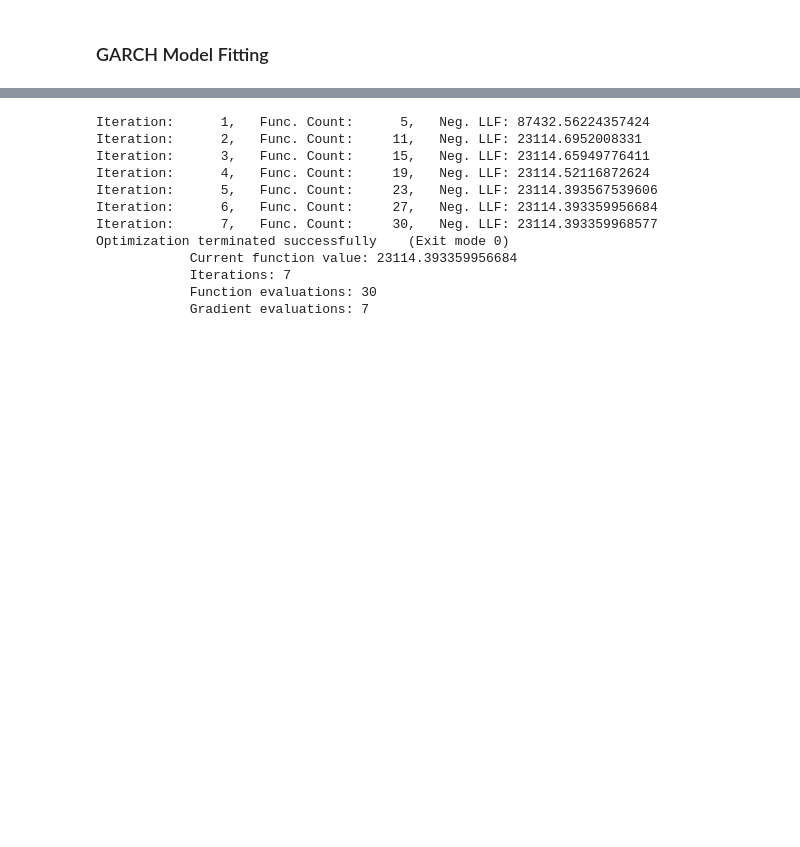
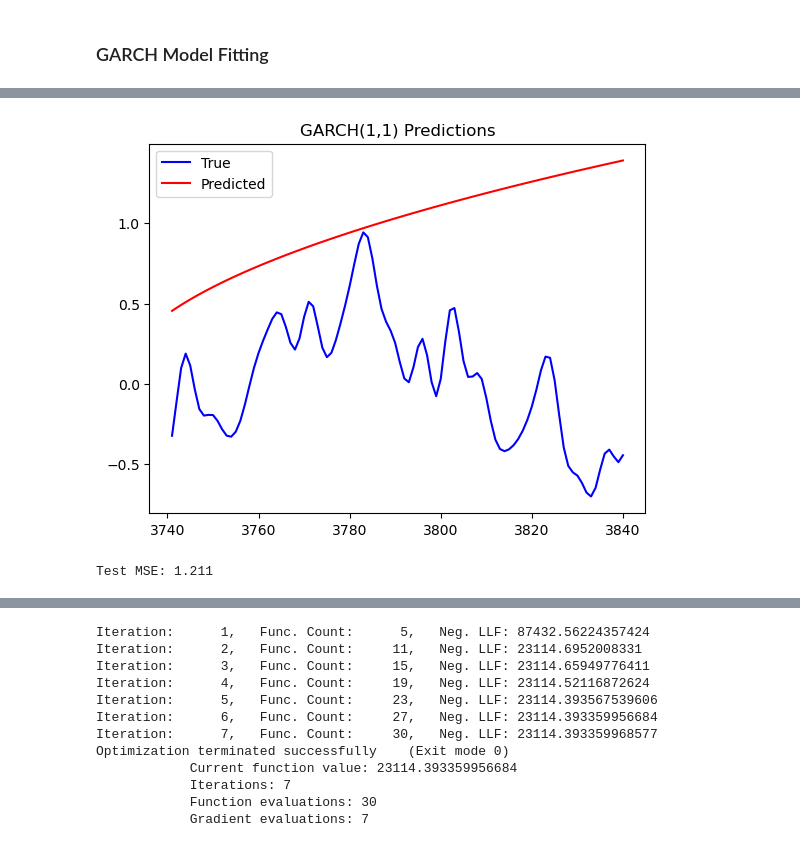
Before and after one commit to celisa/Heart-Rate-Variability-Repo, a Jupyter notebook: 02_code/final_project.ipynb, the cells around one changed output, grey strips where cells are left out. Cells and saved outputs as stored; diff of their text form; code cells hidden in the pictures; blank space fills up the shorter version.

```diff
--- a/02_code/final_project.ipynb
+++ b/02_code/final_project.ipynb
@@ -151,0 +356,3 @@ rris.drop("time", axis = 1, inplace = False).to_csv("rris.csv", index = False)
+# %%
+model = arch_model(train, mean="Zero", vol="GARCH", p = 1, q = 1).fit(disp="off")
+model.summary()
@@ -151,0 +430,15 @@ rris.drop("time", axis = 1, inplace = False).to_csv("rris.csv", index = False)
+# %%
+predictions = model.forecast(horizon = test_size, reindex = False)
+true = plt.plot(test, color='blue', label='True')
+pred = plt.plot(test.index, np.sqrt(predictions.variance.values[-1,:]), color='red', label='Predicted')
+plt.title('GARCH(1,1) Predictions')
+plt.legend()
+plt.show()
+# %% [output]
+[figure, added]
+# %%
+#calculating the mean squared error
+mse = mean_squared_error(test, np.sqrt(predictions.variance.values[-1,:]))
+print('Test MSE: %.3f' % mse)
+# %% [output]
+Test MSE: 1.211
```
Also changed, not shown: parts of 23 cells of this notebook, 5 other files.
